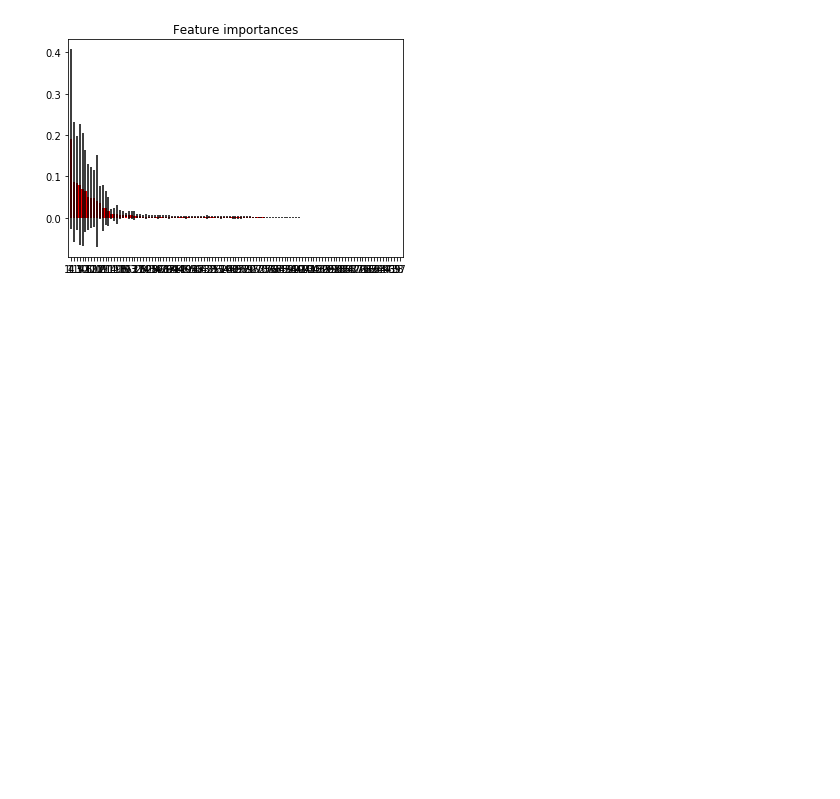
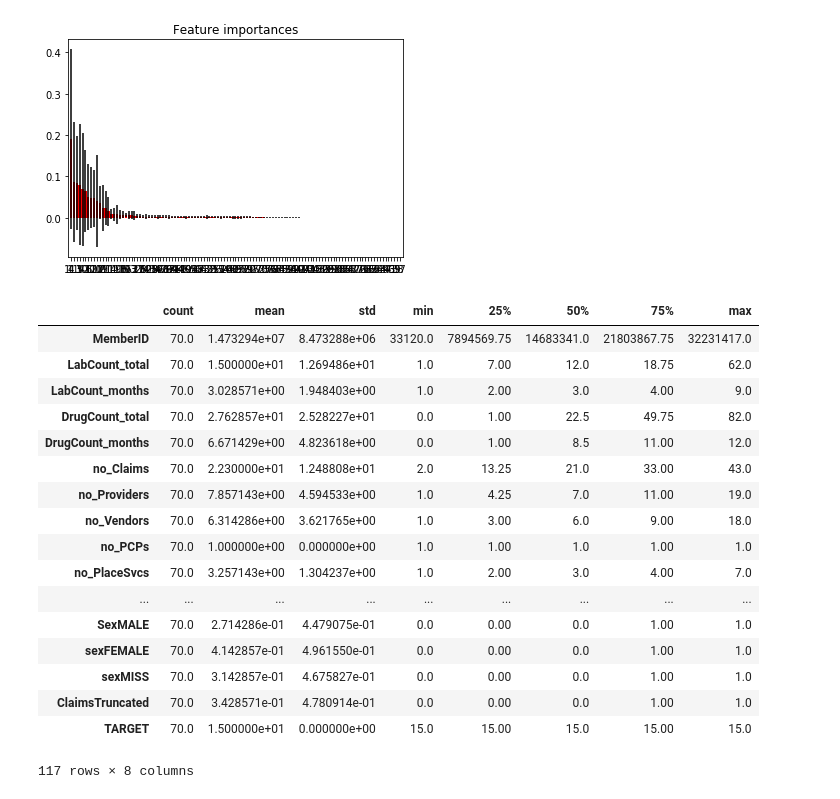
Before and after one commit to truongkhanhduy95/Heritage-Health-Prize, a Jupyter notebook: 2.feature-extraction/explore-merge.ipynb, the cells around one changed output. Cells and saved outputs as stored; diff of their text form; code cells hidden in the pictures; blank space fills up the shorter version.

```diff
--- a/2.feature-extraction/explore-merge.ipynb
+++ b/2.feature-extraction/explore-merge.ipynb
@@ -150,3 +150,24 @@ Feature ranking:
 114. feature 38 pgc24 (0.000000)
 115. feature 57 pgc43 (0.000000)
 [figure]
+# %%
+df.nlargest(70, 'TARGET').describe().transpose()
+# %% [output]
+|  | count | mean | std | min | 25% | 50% | 75% | max |
+| MemberID | 70.0 | 1.473294e+07 | 8.473288e+06 | 33120.0 | 7894569.75 | 14683341.0 | 21803867.75 | 32231417.0 |
+| LabCount_total | 70.0 | 1.500000e+01 | 1.269486e+01 | 1.0 | 7.00 | 12.0 | 18.75 | 62.0 |
+| LabCount_months | 70.0 | 3.028571e+00 | 1.948403e+00 | 1.0 | 2.00 | 3.0 | 4.00 | 9.0 |
+| DrugCount_total | 70.0 | 2.762857e+01 | 2.528227e+01 | 0.0 | 1.00 | 22.5 | 49.75 | 82.0 |
+| DrugCount_months | 70.0 | 6.671429e+00 | 4.823618e+00 | 0.0 | 1.00 | 8.5 | 11.00 | 12.0 |
+| no_Claims | 70.0 | 2.230000e+01 | 1.248808e+01 | 2.0 | 13.25 | 21.0 | 33.00 | 43.0 |
+| no_Providers | 70.0 | 7.857143e+00 | 4.594533e+00 | 1.0 | 4.25 | 7.0 | 11.00 | 19.0 |
+| no_Vendors | 70.0 | 6.314286e+00 | 3.621765e+00 | 1.0 | 3.00 | 6.0 | 9.00 | 18.0 |
+| no_PCPs | 70.0 | 1.000000e+00 | 0.000000e+00 | 1.0 | 1.00 | 1.0 | 1.00 | 1.0 |
+| no_PlaceSvcs | 70.0 | 3.257143e+00 | 1.304237e+00 | 1.0 | 2.00 | 3.0 | 4.00 | 7.0 |
+| ... | ... | ... | ... | ... | ... | ... | ... | ... |
+| SexMALE | 70.0 | 2.714286e-01 | 4.479075e-01 | 0.0 | 0.00 | 0.0 | 1.00 | 1.0 |
+| sexFEMALE | 70.0 | 4.142857e-01 | 4.961550e-01 | 0.0 | 0.00 | 0.0 | 1.00 | 1.0 |
+| sexMISS | 70.0 | 3.142857e-01 | 4.675827e-01 | 0.0 | 0.00 | 0.0 | 1.00 | 1.0 |
+| ClaimsTruncated | 70.0 | 3.428571e-01 | 4.780914e-01 | 0.0 | 0.00 | 0.0 | 1.00 | 1.0 |
+| TARGET | 70.0 | 1.500000e+01 | 0.000000e+00 | 15.0 | 15.00 | 15.0 | 15.00 | 15.0 |
+117 rows × 8 columns
```
